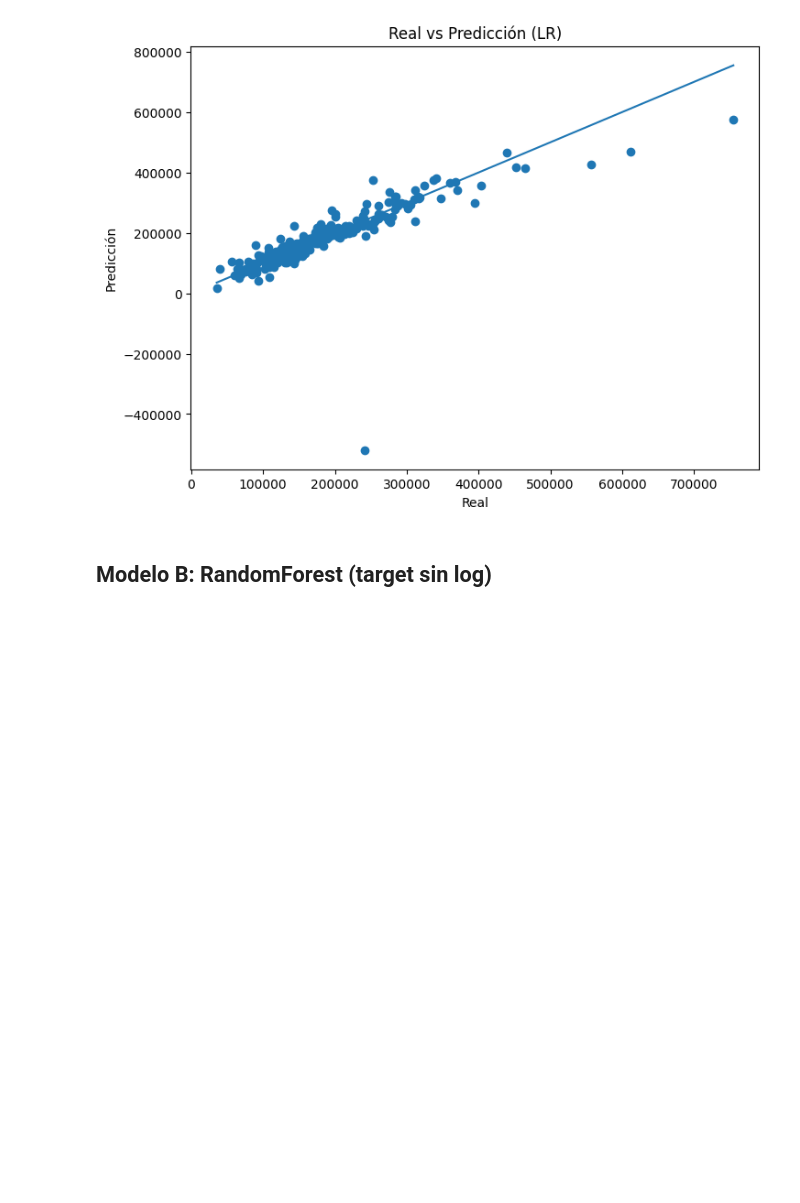
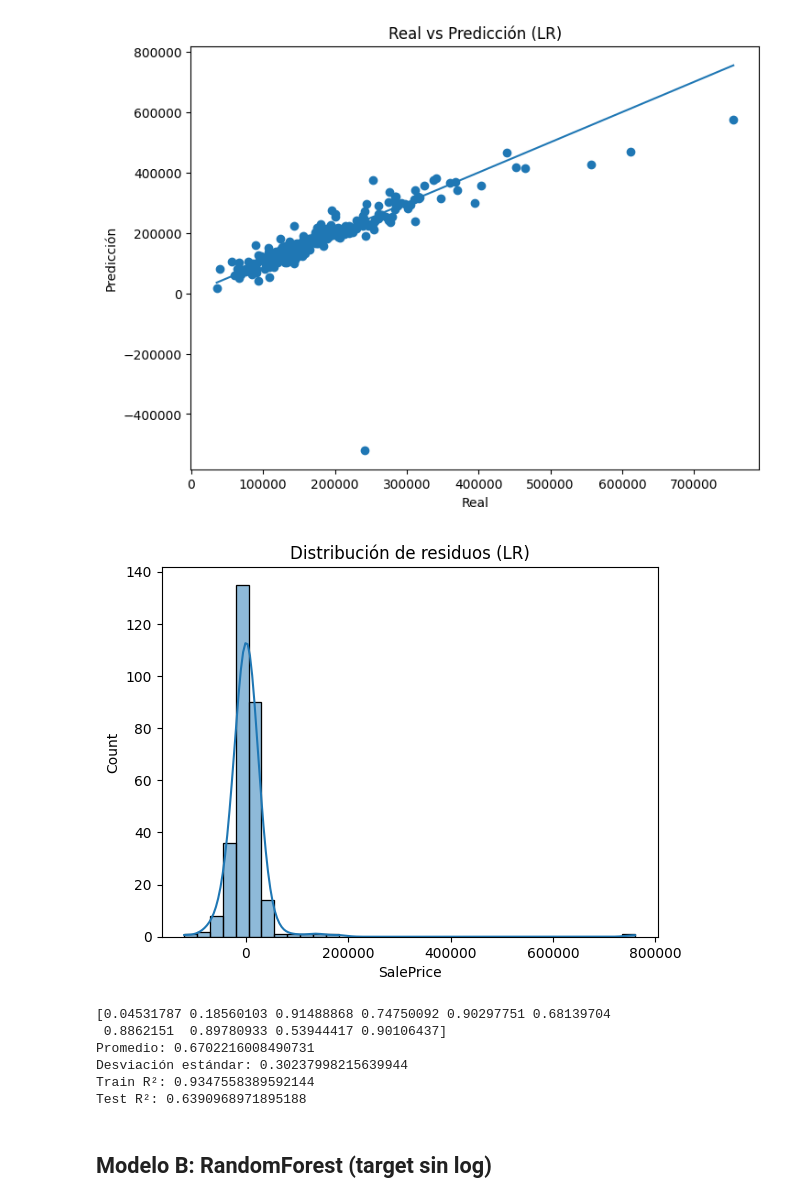
Before and after one commit to Edenilson-Molina/ml-house-prices, a Jupyter notebook: notebooks/03_modeling_eval.ipynb, the cells around one changed output. Drawn from its saved outputs; the diff is of its cells as text; code cells hidden in the pictures; blank space fills up the shorter version.

Commit message:
feat(entrenamiento): implementar el flujo en la todos los modelos

```diff
--- a/notebooks/03_modeling_eval.ipynb
+++ b/notebooks/03_modeling_eval.ipynb
@@ -60,6 +60,36 @@ plt.title("Real vs Predicción (LR)")
 plt.show()
 # %% [output]
 [figure]
+# %%
+# A6 Diagnostico: residuos
+residuos_lr = y_test - lr_pred
+sns.histplot(residuos_lr, kde=True)
+plt.title("Distribución de residuos (LR)")
+plt.show()
+# %% [output]
+[figure, added]
+# %%
+# A7 Validacion: cross-validation y train/test
+from sklearn.pipeline import make_pipeline
+from sklearn.model_selection import cross_val_score
+
+X_full = df_encoded.drop(["SalePrice"], axis=1)
+y_full = df_encoded["SalePrice"]
+lr_cv = make_pipeline(StandardScaler(), LinearRegression())
+scores_lr = cross_val_score(lr_cv, X_full, y_full, cv=10, scoring="r2")
+
+print(scores_lr)
+print("Promedio:", scores_lr.mean())
+print("Desviación estándar:", scores_lr.std())
+print("Train R²:", lr_model.score(X_train_scaled, y_train))
+print("Test R²:", lr_model.score(X_test_scaled, y_test))
+# %% [output]
+[0.04531787 0.18560103 0.91488868 0.74750092 0.90297751 0.68139704
+ 0.8862151  0.89780933 0.53944417 0.90106437]
+Promedio: 0.6702216008490731
+Desviación estándar: 0.30237998215639944
+Train R²: 0.9347558389592144
+Test R²: 0.6390968971895188
 # %% [markdown]
 ## Modelo B: RandomForest (target sin log)
 # %%
```
Also changed, not shown: parts of 26 cells of this notebook.
